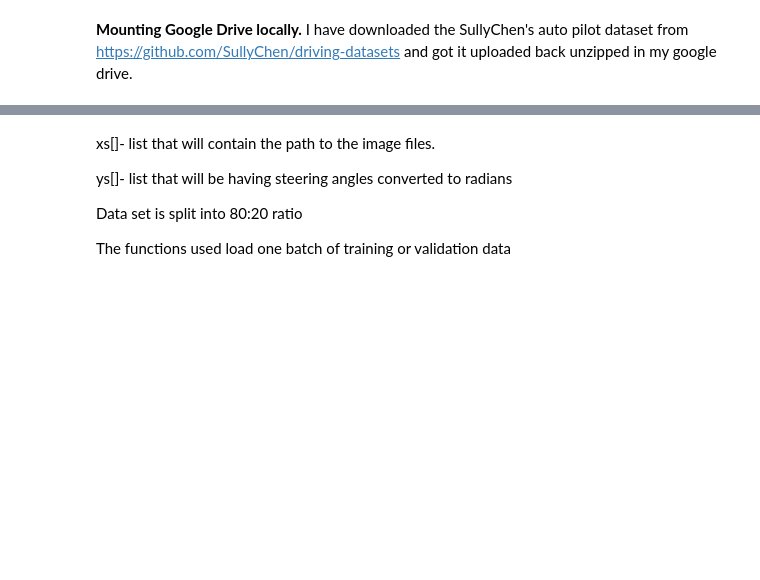
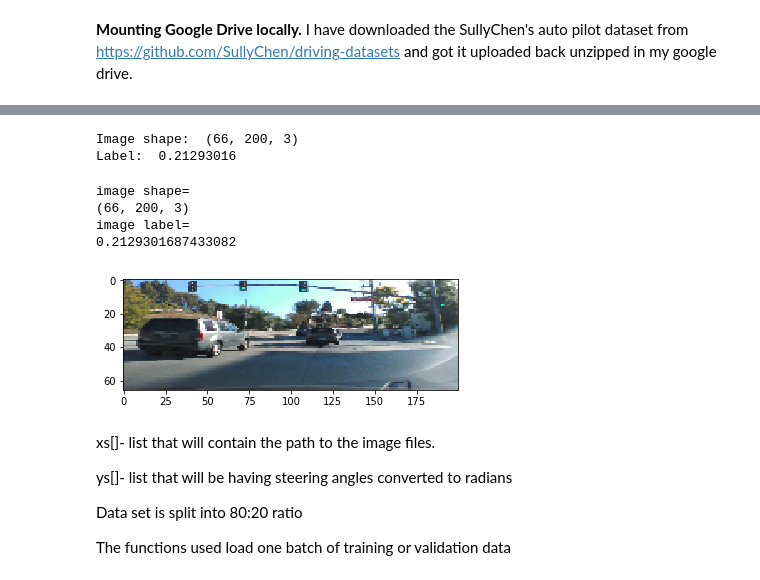
Before and after one commit to naman-mehta/predict_steering_angle, a Jupyter notebook: selfdriving.ipynb, the cells around one changed output, grey strips where cells are left out. Drawn from its saved outputs; the diff is of its cells as text; code cells hidden in the pictures; blank space fills up the shorter version.

```diff
--- a/selfdriving.ipynb
+++ b/selfdriving.ipynb
@@ -51,10 +58,13 @@ image_count
 # %%
-'''
+"""code with tensorflow tf.data.dataset"""
+IMG_WIDTH=66
+IMG_HEIGHT=200
+
 def get_label(file_path):
-  # convert the path to a list of path components
-  parts = tf.strings.split(file_path, '/')
-  # The second to last is the class-directory
-  return parts[-2] == CLASS_NAMES
+  file_path=tf.strings.split(tf.strings.split(file_path, ',')[0],' ')[1]
+  label_in_degree=tf.strings.to_number(file_path)
+  pi_on_180 = 0.017453292519943295
+  return tf.math.multiply(label_in_degree,pi_on_180)
 
 def decode_img(img):
   # convert the compressed string to a 3D uint8 tensor
@@ -67,17 +77,65 @@ def decode_img(img):
 def process_path(file_path):
   label = get_label(file_path)
   # load the raw data from the file as a string
-  img = tf.io.read_file(file_path)
+  img = tf.io.read_file(data_dir+ tf.strings.split(file_path, ' ')[0])
   img = decode_img(img)
   return img, label
 
 # Set `num_parallel_calls` so multiple images are loaded/processed in parallel.
-labeled_ds = list_ds.map(process_path)
+labeled_ds = contents1.map(process_path)
+labeled_ds.element_spec
 
 for image, label in labeled_ds.take(1):
   print("Image shape: ", image.numpy().shape)
   print("Label: ", label.numpy())
-  '''
+# %% [output]
+Image shape:  (66, 200, 3)
+Label:  0.21293016
+# %%
+"""code with python"""
+IMG_WIDTH=66
+IMG_HEIGHT=200
+
+def get_label(file_path):
+  #parts = tf.strings.split(file_path, '/')
+  return math.radians(tf.strings.to_number(tf.strings.split(tf.strings.split(file_path, ',')[0],' ')[1]))
+  #return math.radians(float(file_path.split()[1].split(',')[0]))
+
+def decode_img(img):
+  # convert the compressed string to a 3D uint8 tensor
+  img = tf.image.decode_jpeg(img, channels=3)
+  # Use `convert_image_dtype` to convert to floats in the [0,1] range.
+  img = tf.image.convert_image_dtype(img, tf.float32)
+  # resize the image to the desired size.
+  return tf.image.resize(img, [IMG_WIDTH, IMG_HEIGHT])
+
+def process_path(file_path):
+  label = get_label(file_path)
+  # load the raw data from the file as a string
+  img = tf.io.read_file(data_dir+ file_path.split()[0])
+  img = decode_img(img)
+  return img, label
+
+# Set `num_parallel_calls` so multiple images are loaded/processed in parallel.
+labeled_ds = contents.map(process_path)
+labeled_ds.element_spec
+
+
+labeled_ds = map(process_path,contents)
+#convert map object to list of tuples having (image,label)
+labeled_dataset=list(labeled_ds)
+# %%
+
+image=labeled_dataset[0][0]
+plt.imshow(image.numpy())
+label=labeled_dataset[0][1]
+print("image shape=",image.numpy().shape,"image label=",label,sep="\n")
+# %% [output]
+image shape=
+(66, 200, 3)
+image label=
+0.2129301687433082
+[figure, added]
 # %%
 import scipy.misc
 import random
```
Also changed, not shown: parts of 6 cells of this notebook.
